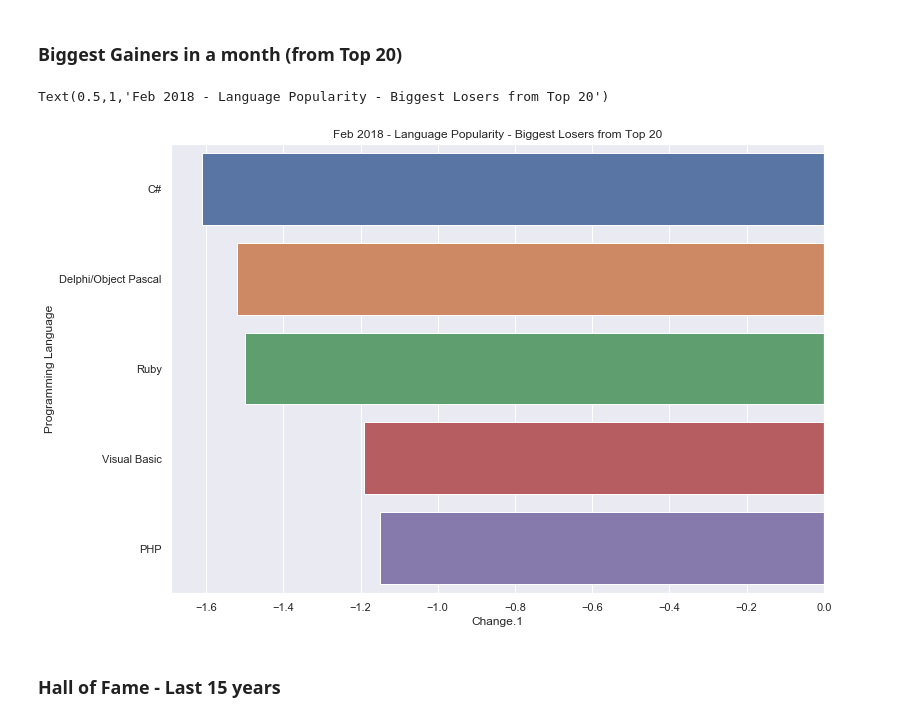
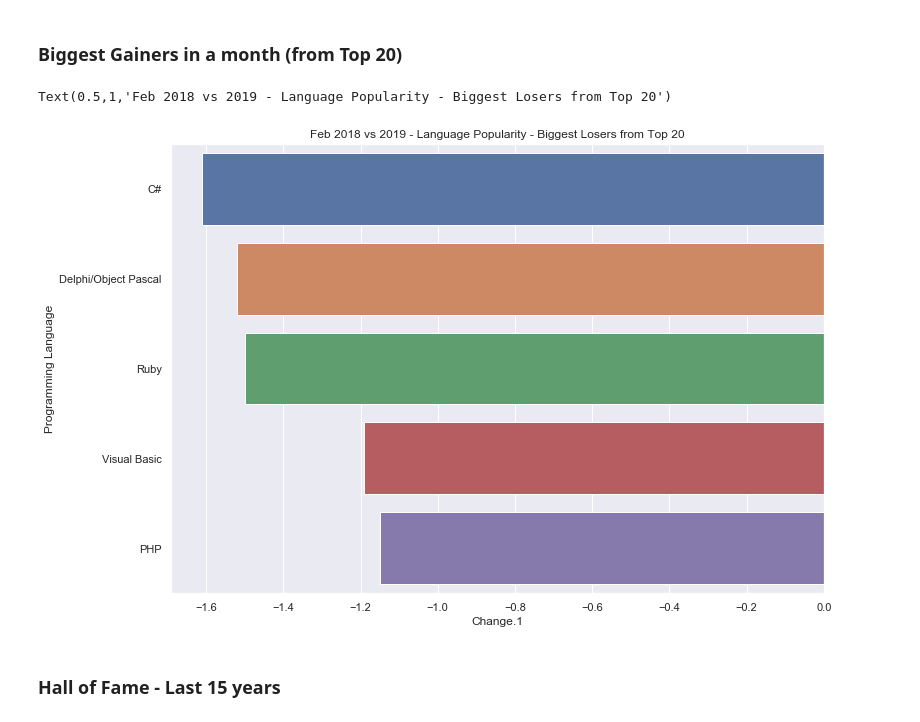
Before and after one commit to amrrs/visualize_tiobeindexpy, a Jupyter notebook: Visualize Programming Language Popularity using tiobeindexpy.ipynb, the cells around one changed output. Drawn from its saved outputs; the diff is of its cells as text; code cells hidden in the pictures.

```diff
--- a/Visualize Programming Language Popularity using tiobeindexpy.ipynb
+++ b/Visualize Programming Language Popularity using tiobeindexpy.ipynb
@@ -50,10 +50,10 @@ Text(0.5,1,'Feb 2018 - Language Popularity - Biggest Gainers from Top 20')
 ### Biggest Gainers in a month (from Top 20)
 # %%
 sns.barplot('Change.1', 'Programming Language',
-            data = top_20.sort_values("Change.1",ascending = True)[0:5]).set_title('Feb 2018 - Language Popularity - Biggest Losers from Top 20')
+            data = top_20.sort_values("Change.1",ascending = True)[0:5]).set_title('Feb 2018 vs 2019 - Language Popularity - Biggest Losers from Top 20')
 # %% [output]
-Text(0.5,1,'Feb 2018 - Language Popularity - Biggest Losers from Top 20')
+Text(0.5,1,'Feb 2018 vs 2019 - Language Popularity - Biggest Losers from Top 20')
-[figure, old version]
+[figure, new version]
 # %% [markdown]
 ### Hall of Fame - Last 15 years
 # %%
```
Also changed, not shown: parts of 3 cells of this notebook, 1 other file.
